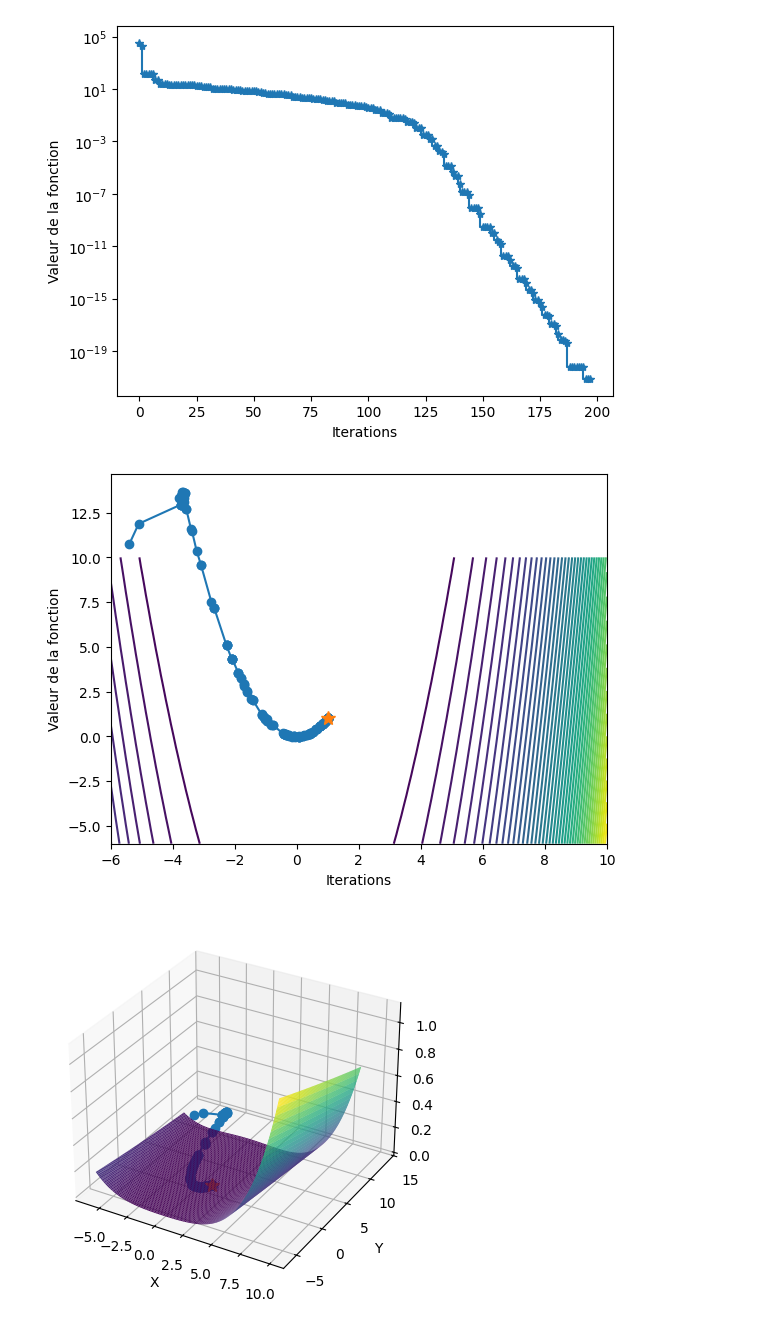
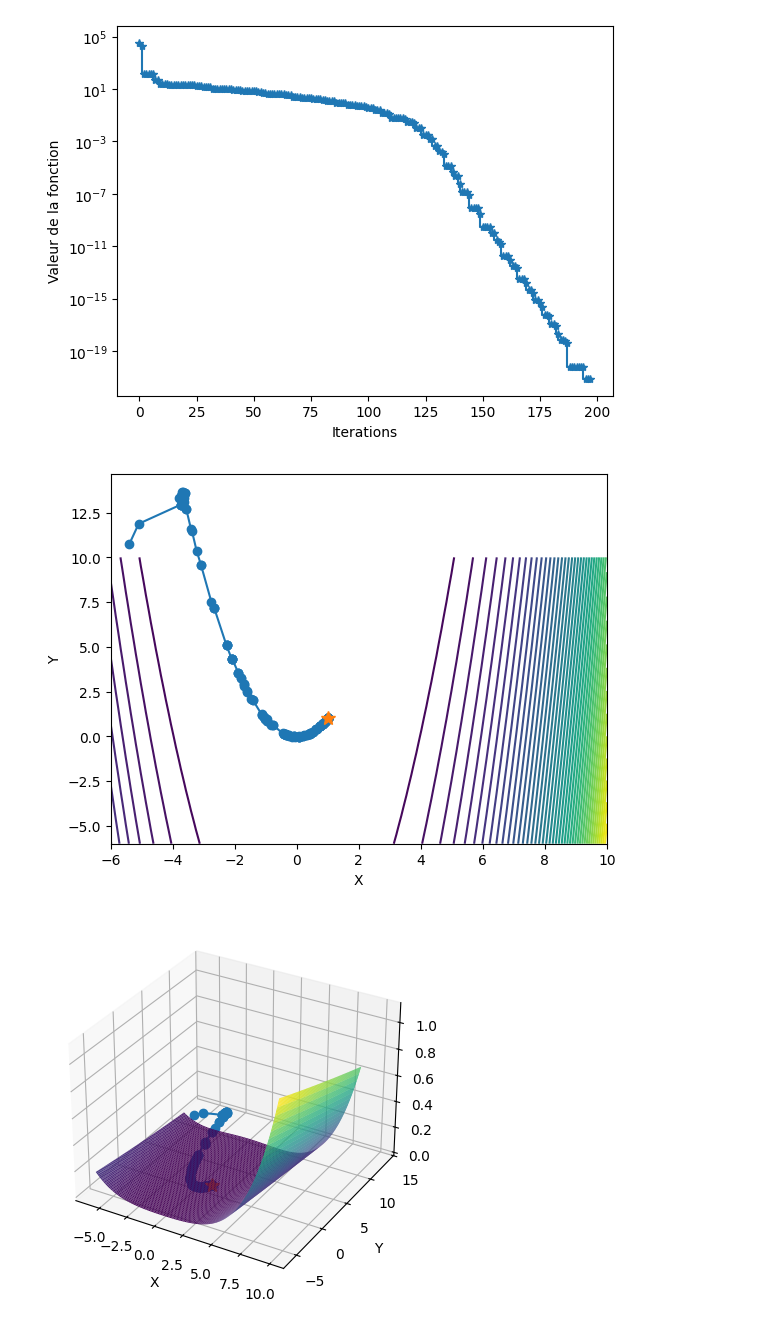
Before and after one commit to luclaurent/OptimBase, a Jupyter notebook: 01_demo_scipy.ipynb, the cells around one changed output. Drawn from its saved outputs; the diff is of its cells as text; code cells hidden in the pictures.

```diff
--- a/01_demo_scipy.ipynb
+++ b/01_demo_scipy.ipynb
@@ -234,25 +234,25 @@ plt.show()
 # %%
 # valeur de X au fur et à mesure des itérations
 Xiter = np.array(storage.x)
 Ziter = np.array(storage.fun)
 # # tracés des points au fur et à mesure des itérations
 plt.figure()
 plt.contour(X, Y, Z, 50)  ## << np.log(Z) pour mieux afficher la vallée
 plt.plot(Xiter[:,0], Xiter[:,1],'o-')
 plt.plot(Xiter[-1,0], Xiter[-1,1],'*', markersize=10)
-plt.xlabel('Iterations')
-plt.ylabel('Valeur de la fonction')
+plt.xlabel('X')
+plt.ylabel('Y')
 # plt.xscale('log')
 plt.show()
 # Set up plot
 fig, ax = plt.subplots(subplot_kw=dict(projection='3d'))
 ax.plot_surface(X, Y, Z, rstride=1, cstride=1, cmap='viridis', edgecolor='none')
 ax.plot(Xiter[:,0], Xiter[:,1],Ziter,'o-')
 ax.plot(Xiter[-1,0], Xiter[-1,1],Ziter[-1],'*', markersize=10)
 ax.set_xlabel('X')
 ax.set_ylabel('Y')
 ax.set_zlabel('Z')
 plt.show()
 # %% [output]
-[figure, old version]
+[figure, new version]
 [figure]
```
Also changed, not shown: parts of 1 cell of this notebook.
